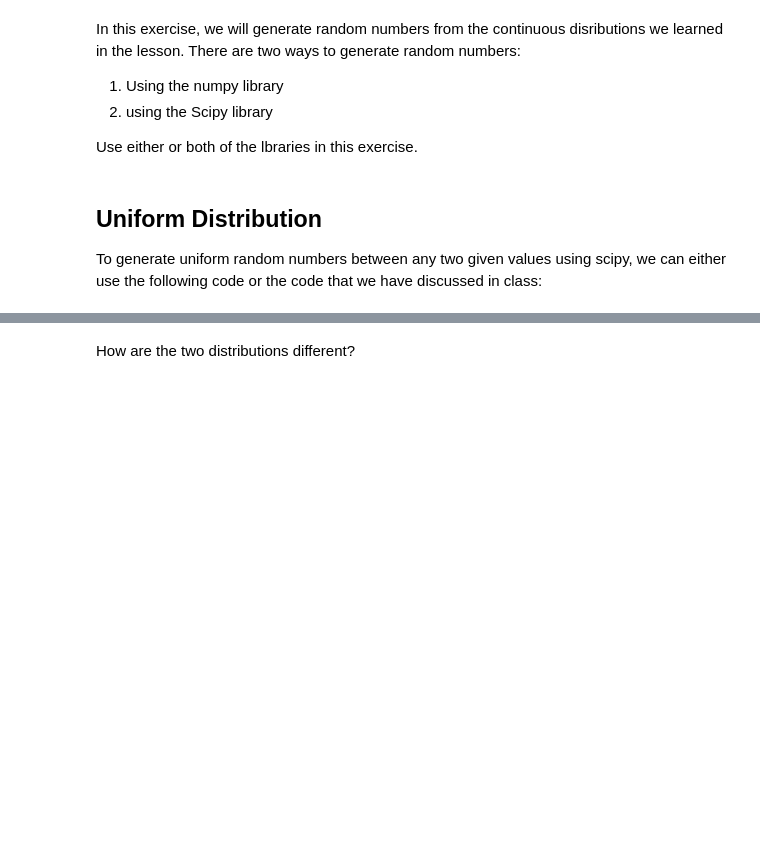
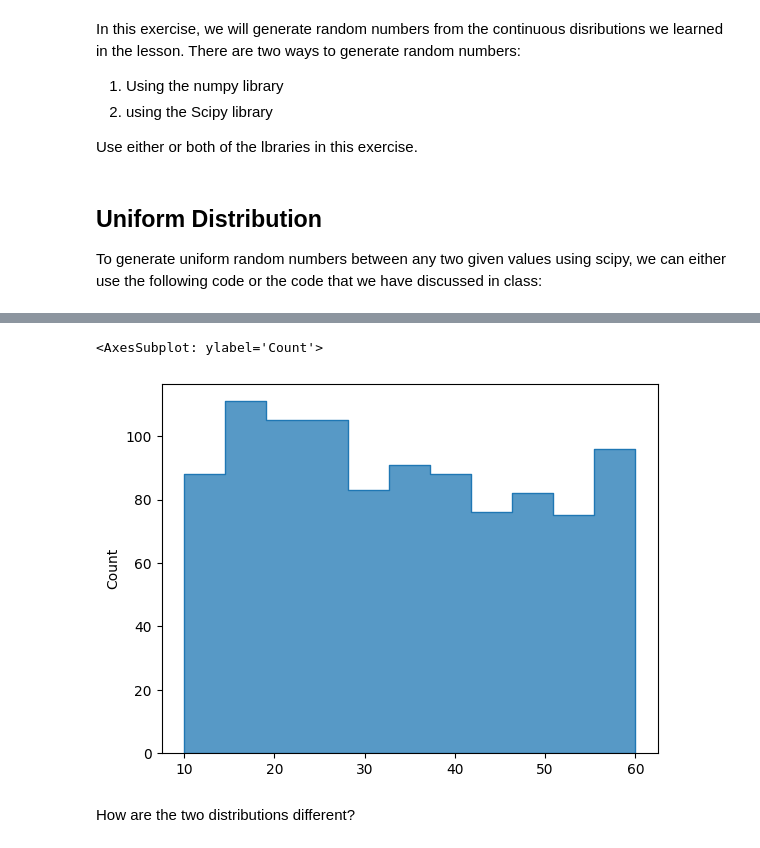
Before and after one commit to Ironhack-Data-Madrid-Enero-2023/6.1-lab-continuous-probability-distributions, a Jupyter notebook: your-code/main.ipynb, the cells around one changed output, grey strips where cells are left out. Drawn from its saved outputs; the diff is of its cells as text; code cells hidden in the pictures; blank space fills up the shorter version.

```diff
--- a/your-code/main.ipynb
+++ b/your-code/main.ipynb
@@ -53,3 +74,8 @@ NameError: name 'hola' is not defined
+# %%
+sns.histplot(muestra2, element='step')
+# %% [output]
+<AxesSubplot: ylabel='Count'>
+[figure, added]
 # %% [markdown]
 How are the two distributions different?
 # %%
```
Also changed, not shown: parts of 27 cells of this notebook.
